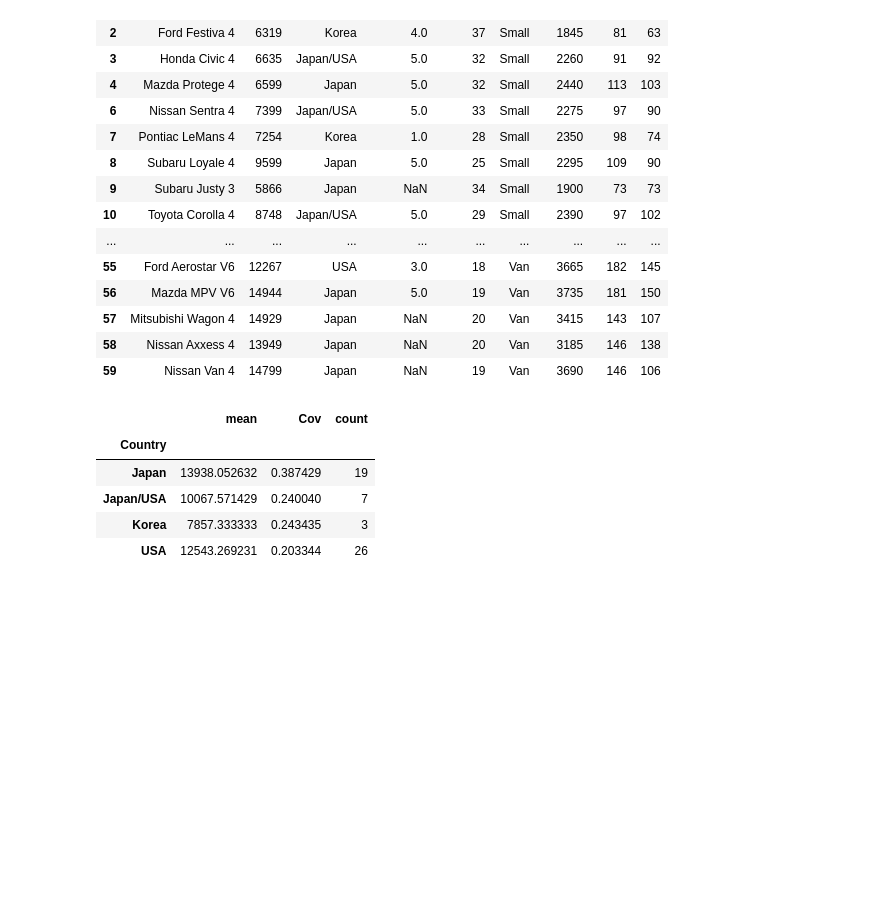
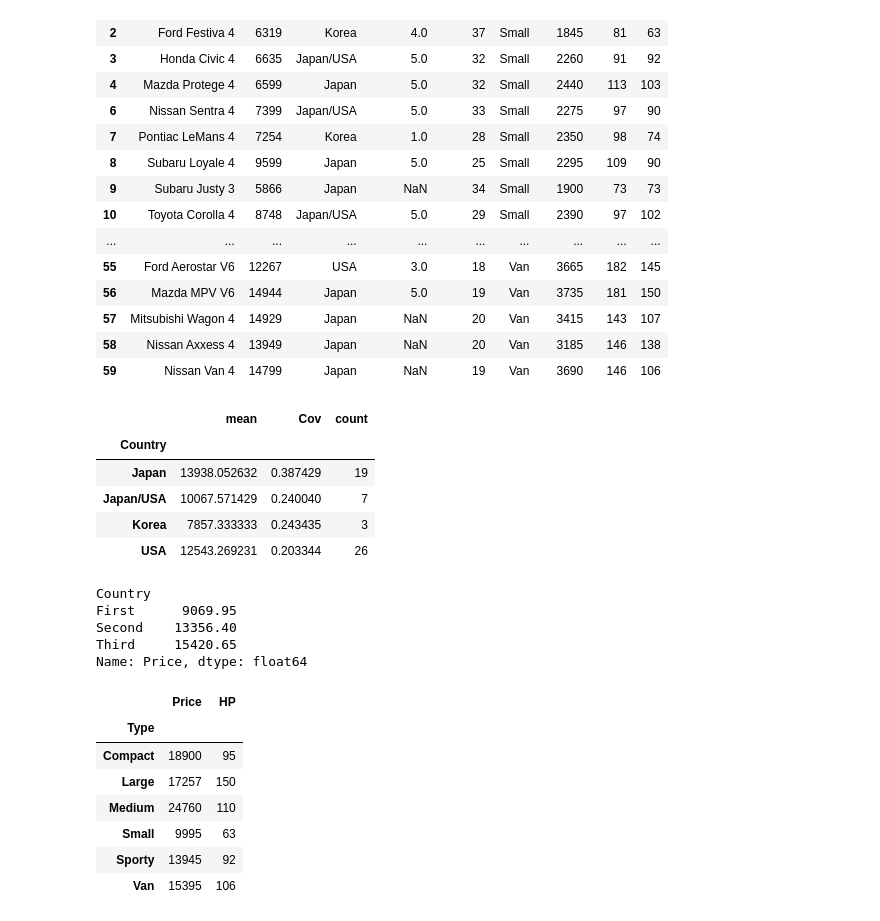
Before and after one commit to Jiex2/Python-Learning---Pandas, a Jupyter notebook: Chapter 4 分组.ipynb, the cells around one changed output. Saved outputs shown, nothing was run; the diff lists cells and outputs as text; code cells hidden in the pictures; blank space fills up the shorter version.

```diff
--- a/Chapter 4 分组.ipynb
+++ b/Chapter 4 分组.ipynb
@@ -473,0 +471,25 @@ a.groupby('Country')['Price'].agg(['mean',('Cov', lambda x: x.std()/x.mean()),'c
+# %%
+#2.
+df1_2=df1.copy()
+df1_2.shape[0] #60 rows
+df1_2.groupby(df1_2.Country.mask(df1_2.index.isin(range(0,20)),'First').mask(df1_2.index.isin(range(20,40)),'Second').mask(df1_2.index.isin(range(40,60)),'Third'))['Price'].mean()
+# %% [output]
+Country
+First      9069.95
+Second    13356.40
+Third     15420.65
+Name: Price, dtype: float64
+# %%
+#3.
+df1_3=df1.copy()
+gb1_3=df1_3.groupby('Type')[['Price','HP']]
+gb1_3.agg({'Price': 'max', 'HP': 'min'})
+# %% [output]
+|  | Price | HP |
+| Type |  |  |
+| Compact | 18900 | 95 |
+| Large | 17257 | 150 |
+| Medium | 24760 | 110 |
+| Small | 9995 | 63 |
+| Sporty | 13945 | 92 |
+| Van | 15395 | 106 |
```
Also changed, not shown: parts of 3 cells of this notebook.
